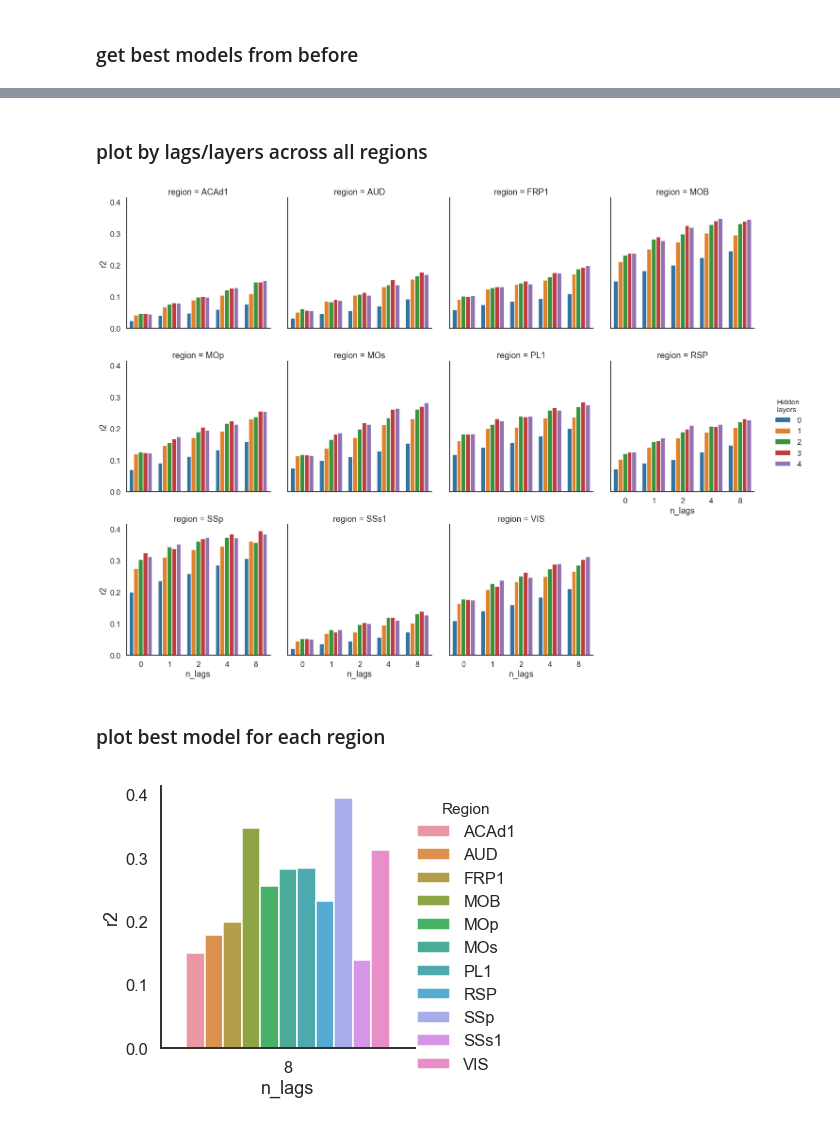
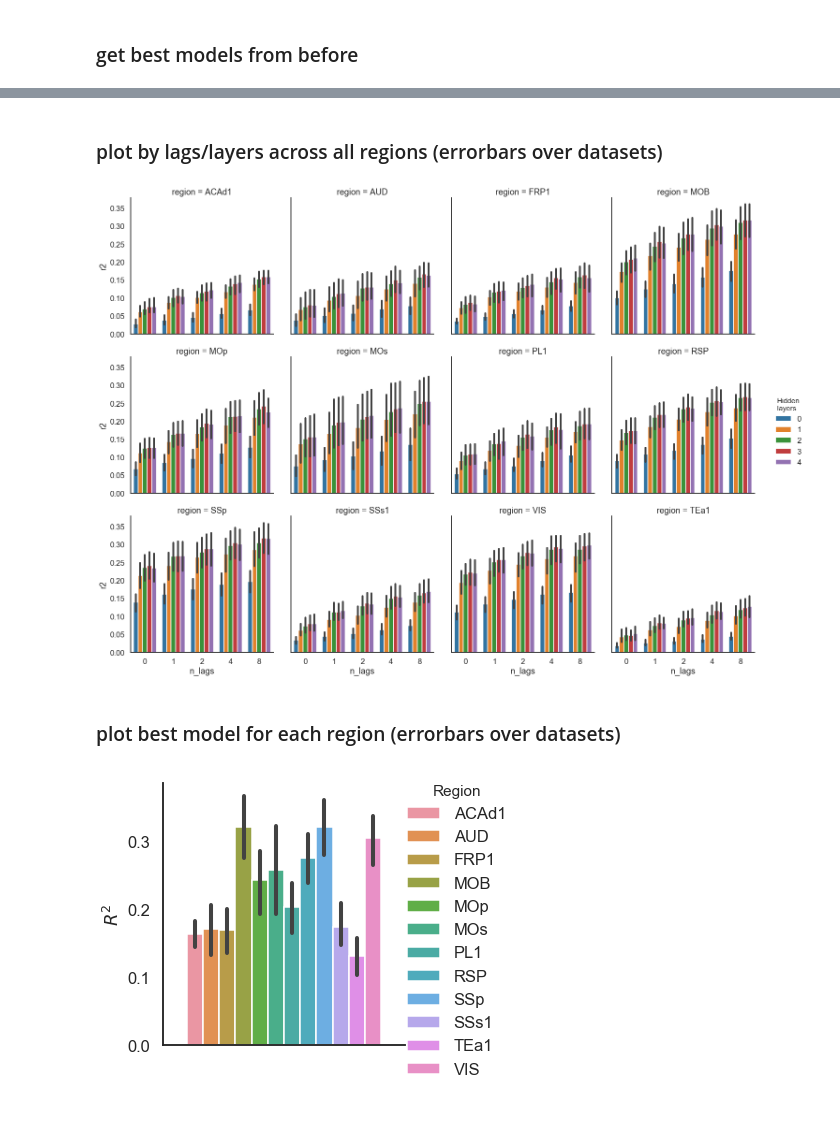
Before and after one commit to themattinthehatt/behavenet, a Jupyter notebook: behavenet/analyses/notebooks/decoder_multi-region.ipynb, the cells around one changed output, grey strips where cells are left out. Saved outputs shown, nothing was run; the diff lists cells and outputs as text; code cells hidden in the pictures.

Commit message:
multiregion decoding result plotting

```diff
--- a/behavenet/analyses/notebooks/decoder_multi-region.ipynb
+++ b/behavenet/analyses/notebooks/decoder_multi-region.ipynb
@@ -213,37 +134,3 @@ plt.show()
 # 1A. Calculate $R^2$/FC over entire test data for a single session
 # %% [markdown]
 ### get best models from before
-# %%
-from behavenet.fitting.eval import get_test_r2
-
-versions = best_models_df.version.unique()
-
-hparams = {
-    'data_dir': '/home/mattw/data/',  # might be a different path than what is saved in hparams
-    'tt_save_path': '/home/mattw/results/behavenet/',
-    'experiment_name': 'grid_search',
-    'model_class': 'neural-ae',
-    'n_max_lags': 8,
-    'subsample_regions': 'single',
-    'lab': 'musall',
-    'expt': 'vistrained',
-    'animal': 'mSM30',
-    'session': '10-Oct-2017',
-    'multisession': None}
-hparams['model_class'] = 'neural-ae'
-get_lab_example(hparams, hparams['lab'])
-
-all_test_r2s = []
-for version in versions:
-    model_version = str(int(version[8:]) % 10000)
-    hparams['model_type'] = best_models_df[
-            best_models_df.version==version].model_type.unique()[0]
-    hparams['region'] = best_models_df[
-            best_models_df.version==version].region.unique()[0]
-    hparams_, r2 = get_test_r2(hparams, model_version)
-    all_test_r2s.append(pd.DataFrame({
-        'region': hparams['region'],
-        'n_hid_layers': hparams_['n_hid_layers'],
-        'n_lags': hparams_['n_lags'],
-        'r2': r2}, index=[0]))
-all_test_r2s_df = pd.concat(all_test_r2s)
@@ -268,5 +206,5 @@ Loading model defined in /home/mattw/results/behavenet/musall/vistrained/mSM30/1
 # %% [markdown]
-### plot by lags/layers across all regions
+### plot by lags/layers across all regions (errorbars over datasets)
 # %%
 sns.set_style('white'); sns.set_context('talk')
 splt = sns.catplot(
@@ -277,31 +215,36 @@ splt = sns.catplot(
 splt._legend.set_title('Hidden\nlayers')
 # splt.ax.set_ylim([-0.1, 0.2])
 if save_outputs:
-    save_file = os.path.join(results_dir, '%s_decoder_R2s_across_trials' % lab)
+    save_file = os.path.join(
+        results_dir, '%s_decoder_R2s_by_region-layer-lag' % hparams['lab'])
 else:
     save_file = None
 if save_file is not None:
     plt.savefig(save_file + '.jpg', dpi=300, format='jpeg')
 plt.show()
 # %% [output]
-[figure, old version]
+[figure, new version]
 # %% [markdown]
-### plot best model for each region
+### plot best model for each region (errorbars over datasets)
 # %%
 sns.set_style('white'); sns.set_context('talk')
-data_queried = all_test_r2s_df.groupby('region').max().reset_index()
+data_queried = all_test_r2s_df.groupby(['region', 'dataset']).max().reset_index()
 splt = sns.catplot(
     x='n_lags', y='r2', hue='region', kind='bar', data=data_queried)
 # splt.ax.set_ylabel('$R^2$')
 # splt.ax.set_xlabel('Neural lags')
 splt._legend.set_title('Region')
+splt.axes[0, 0].set_ylabel('$R^2$')
+splt.axes[0, 0].set_xlabel('')
+splt.axes[0, 0].set_xticklabels('')
 # splt.ax.set_ylim([-0.1, 0.2])
 if save_outputs:
-    save_file = os.path.join(results_dir, '%s_decoder_R2s_across_trials' % lab)
+    save_file = os.path.join(
+        results_dir, '%s_decoder_R2s_by_region' % hparams['lab'])
 else:
     save_file = None
 if save_file is not None:
     plt.savefig(save_file + '.jpg', dpi=300, format='jpeg')
 plt.show()
 # %% [output]
-[figure, old version]
+[figure, new version]
```
Also changed, not shown: parts of 11 cells of this notebook, 2 other files.
